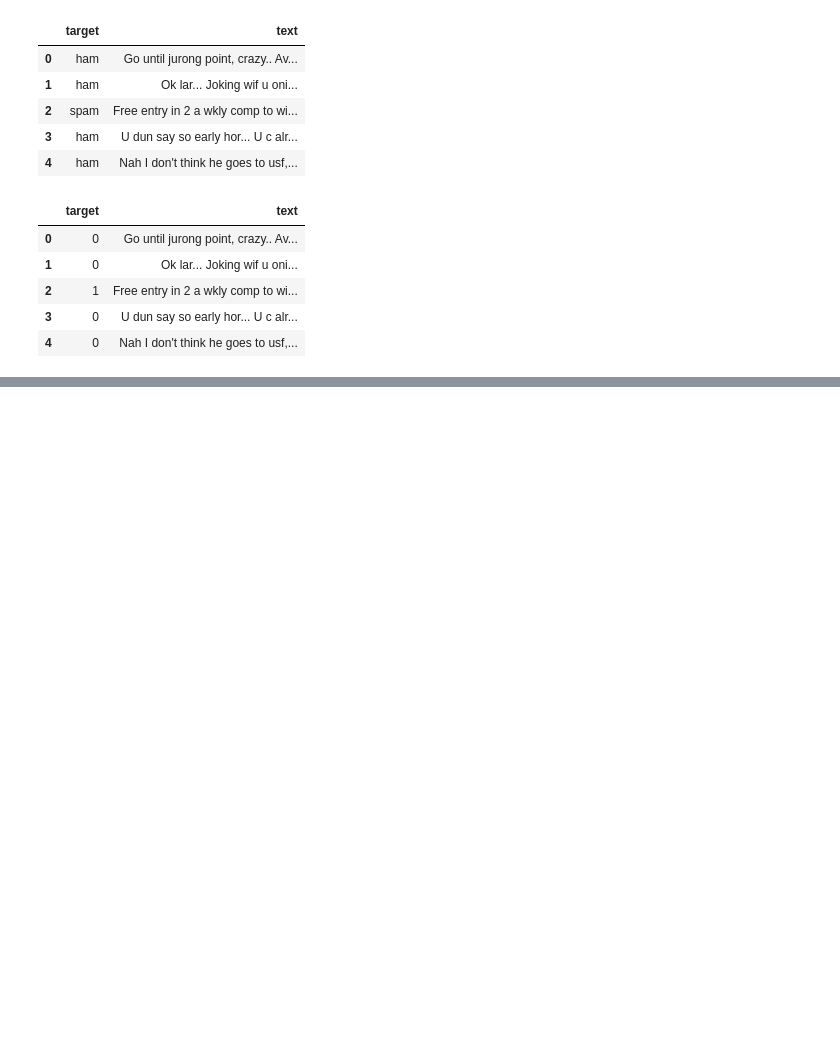
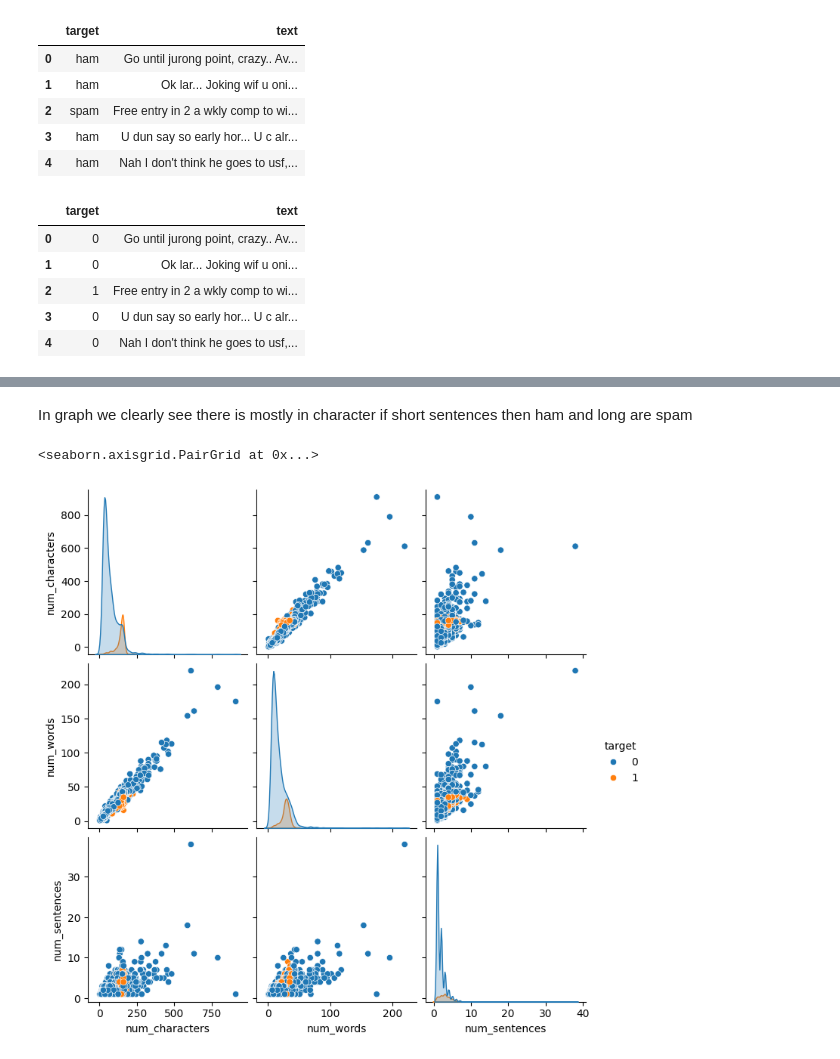
Before and after one commit to Shyam057/Email-spam-classifier, a Jupyter notebook: sms-spam-detection.ipynb, the cells around one changed output, grey strips where cells are left out. Cells and saved outputs as stored; diff of their text form; code cells hidden in the pictures; blank space fills up the shorter version.

```diff
--- a/sms-spam-detection.ipynb
+++ b/sms-spam-detection.ipynb
@@ -86,0 +220,7 @@ df['target'].shape
+# %% [markdown]
+In graph we clearly see there is mostly in character if short sentences then ham and  long are spam
+# %%
+sns.pairplot(df,hue='target')
+# %% [output]
+<seaborn.axisgrid.PairGrid at 0x...>
+[figure, added]
```
Also changed, not shown: parts of 24 cells of this notebook.
